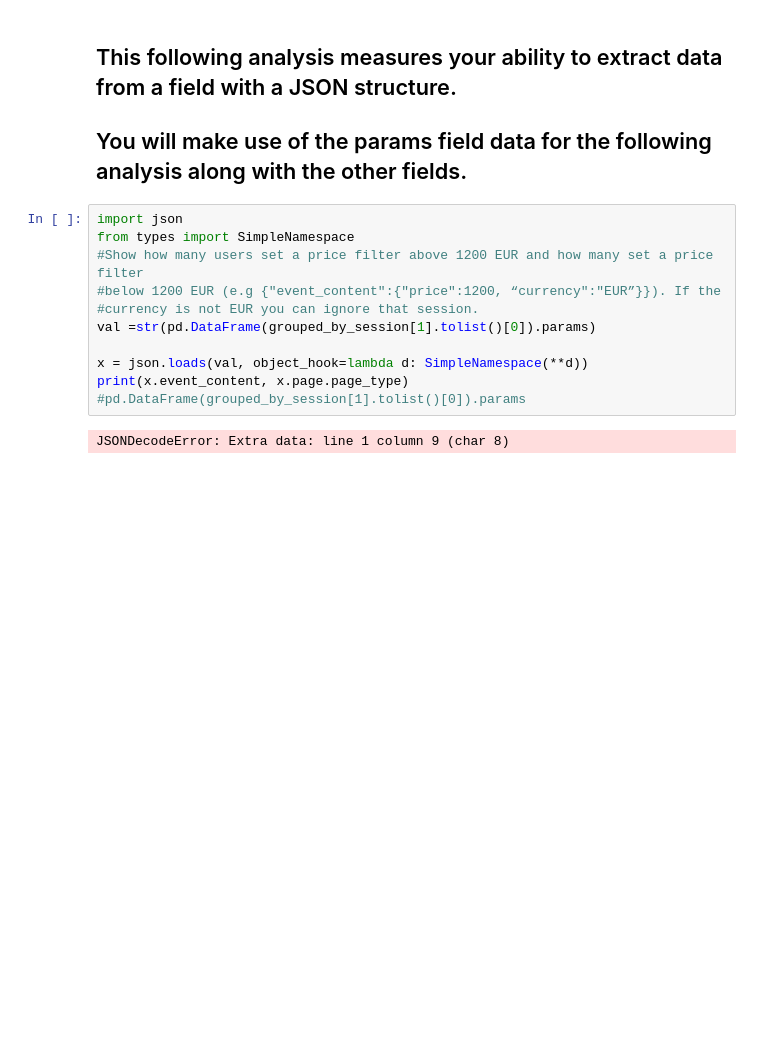
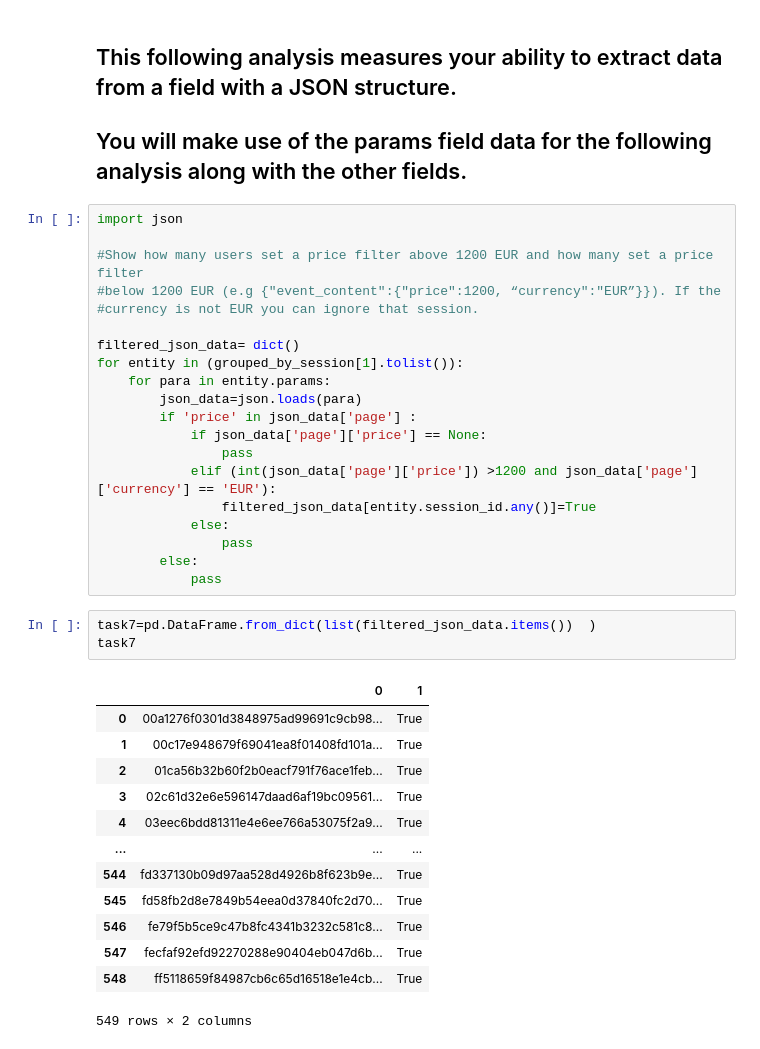
Before and after one commit to Rameezk3/Homelike, a Jupyter notebook: rameez analyzation-checkpoint.ipynb, the cells around one changed output. Cells and saved outputs as stored; diff of their text form; blank space fills up the shorter version.

```diff
--- a/rameez analyzation-checkpoint.ipynb
+++ b/rameez analyzation-checkpoint.ipynb
@@ -278,14 +268,38 @@ pd.DataFrame.from_dict(list(user_with_searchpyge_event_type.items())  )
 ## You will make use of the params field data for the following analysis along with the other fields.
 # %%
 import json
-from types import SimpleNamespace
+
 #Show how many users set a price filter above 1200 EUR and how many set a price filter
 #below 1200 EUR (e.g {"event_content":{"price":1200, “currency":"EUR”}}). If the
 #currency is not EUR you can ignore that session.
-val =str(pd.DataFrame(grouped_by_session[1].tolist()[0]).params)
 
-x = json.loads(val, object_hook=lambda d: SimpleNamespace(**d))
-print(x.event_content, x.page.page_type)
-#pd.DataFrame(grouped_by_session[1].tolist()[0]).params
+filtered_json_data= dict()
+for entity in (grouped_by_session[1].tolist()):
+    for para in entity.params:
+        json_data=json.loads(para)
+        if 'price' in json_data['page'] :
+            if json_data['page']['price'] == None:
+                pass
+            elif (int(json_data['page']['price']) >1200 and json_data['page']['currency'] == 'EUR'):
+                filtered_json_data[entity.session_id.any()]=True
+            else:
+                pass
+        else:
+            pass
-# %% [output]
-JSONDecodeError: Extra data: line 1 column 9 (char 8)
+# %%
+task7=pd.DataFrame.from_dict(list(filtered_json_data.items())  )
+task7
+# %% [output]
+|  | 0 | 1 |
+| 0 | 00a1276f0301d3848975ad99691c9cb98... | True |
+| 1 | 00c17e948679f69041ea8f01408fd101a... | True |
+| 2 | 01ca56b32b60f2b0eacf791f76ace1feb... | True |
+| 3 | 02c61d32e6e596147daad6af19bc09561... | True |
+| 4 | 03eec6bdd81311e4e6ee766a53075f2a9... | True |
+| ... | ... | ... |
+| 544 | fd337130b09d97aa528d4926b8f623b9e... | True |
+| 545 | fd58fb2d8e7849b54eea0d37840fc2d70... | True |
+| 546 | fe79f5b5ce9c47b8fc4341b3232c581c8... | True |
+| 547 | fecfaf92efd92270288e90404eb047d6b... | True |
+| 548 | ff5118659f84987cb6c65d16518e1e4cb... | True |
+549 rows × 2 columns
```
Also changed, not shown: parts of 9 cells of this notebook, 1 other file.
